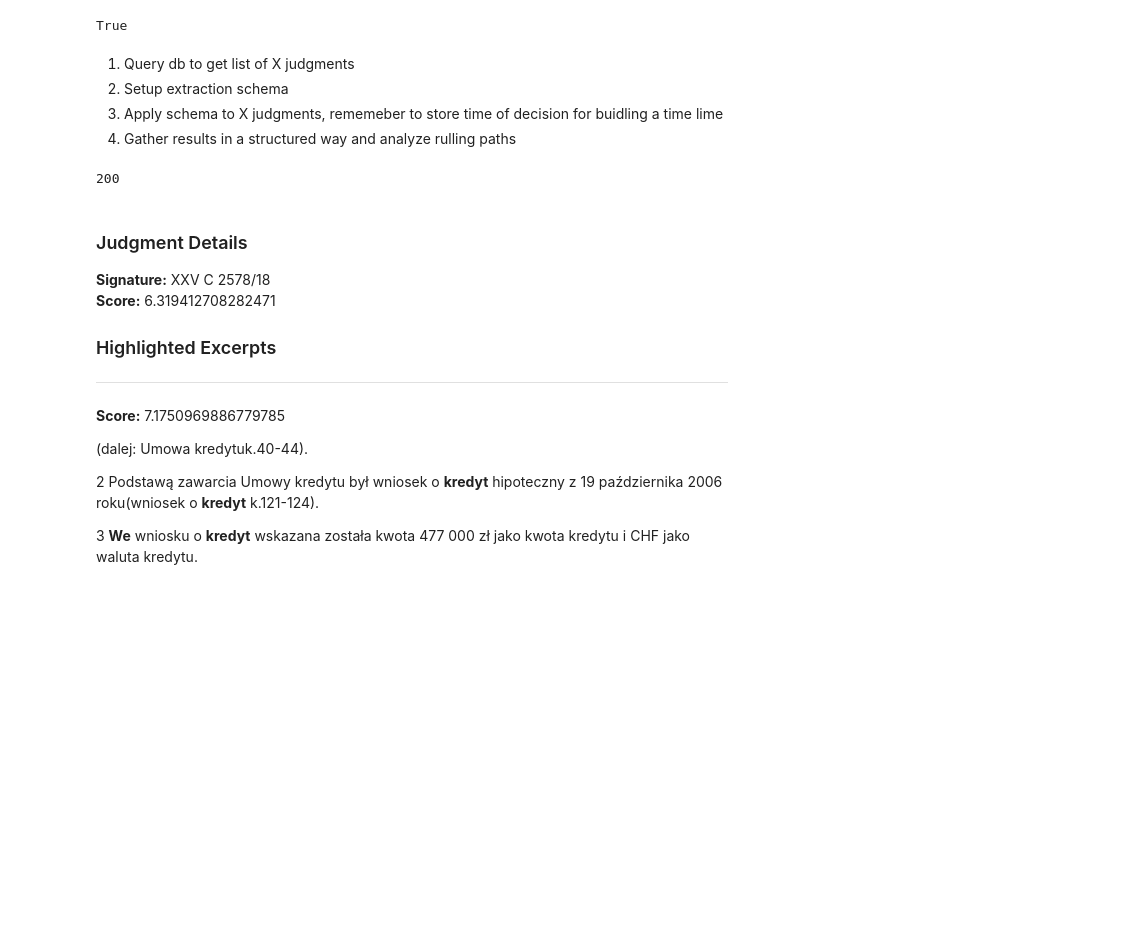
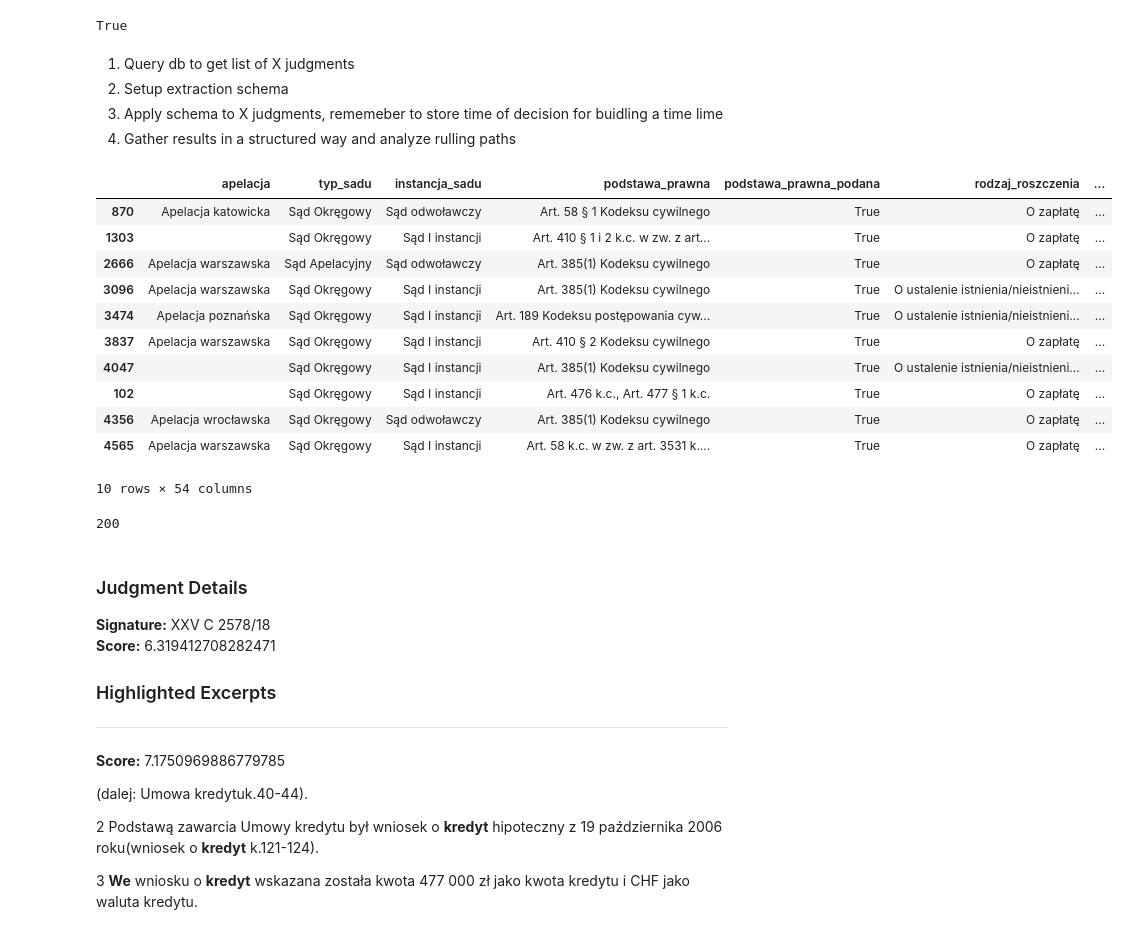
Before and after one commit to pwr-ai/JuDDGES, a Jupyter notebook: nbs/Presentations/01_linie_rzecznicze.ipynb, the cells around one changed output. Saved outputs shown, nothing was run; the diff lists cells and outputs as text; code cells hidden in the pictures; blank space fills up the shorter version.

```diff
--- a/nbs/Presentations/01_linie_rzecznicze.ipynb
+++ b/nbs/Presentations/01_linie_rzecznicze.ipynb
@@ -28,6 +28,27 @@ import pandas as pd
 previous_judgements_df = pd.read_pickle(
     settings.FRANKOWICZE_DATA_PATH / "extractions_df_2024-12-04.pkl"
 )
+# %%
+# Convert DataFrame to JSON format for easy loading in TypeScript
+json_path = settings.FRANKOWICZE_DATA_PATH / "extractions_df.json"
+previous_judgements_df.to_json(json_path, orient='records', force_ascii=False, indent=2)
+print(f"DataFrame exported to {json_path} for TypeScript compatibility")
+
+# Display sample of the DataFrame
+previous_judgements_df.head(10)
+# %% [output]
+|  | apelacja | typ_sadu | instancja_sadu | podstawa_prawna | podstawa_prawna_podana | rodzaj_roszczenia | ... |
+| 870 | Apelacja katowicka | Sąd Okręgowy | Sąd odwoławczy | Art. 58 § 1 Kodeksu cywilnego | True | O zapłatę | ... |
+| 1303 |  | Sąd Okręgowy | Sąd I instancji | Art. 410 § 1 i 2 k.c. w zw. z art... | True | O zapłatę | ... |
+| 2666 | Apelacja warszawska | Sąd Apelacyjny | Sąd odwoławczy | Art. 385(1) Kodeksu cywilnego | True | O zapłatę | ... |
+| 3096 | Apelacja warszawska | Sąd Okręgowy | Sąd I instancji | Art. 385(1) Kodeksu cywilnego | True | O ustalenie istnienia/nieistnieni... | ... |
+| 3474 | Apelacja poznańska | Sąd Okręgowy | Sąd I instancji | Art. 189 Kodeksu postępowania cyw... | True | O ustalenie istnienia/nieistnieni... | ... |
+| 3837 | Apelacja warszawska | Sąd Okręgowy | Sąd I instancji | Art. 410 § 2 Kodeksu cywilnego | True | O zapłatę | ... |
+| 4047 |  | Sąd Okręgowy | Sąd I instancji | Art. 385(1) Kodeksu cywilnego | True | O ustalenie istnienia/nieistnieni... | ... |
+| 102 |  | Sąd Okręgowy | Sąd I instancji | Art. 476 k.c., Art. 477 § 1 k.c. | True | O zapłatę | ... |
+| 4356 | Apelacja wrocławska | Sąd Okręgowy | Sąd odwoławczy | Art. 385(1) Kodeksu cywilnego | True | O zapłatę | ... |
+| 4565 | Apelacja warszawska | Sąd Okręgowy | Sąd I instancji | Art. 58 k.c. w zw. z art. 3531 k.... | True | O zapłatę | ... |
+10 rows × 54 columns
 # %%
 # | eval: false
 judgements = search_judgements("kredyt we frankach", max_docs=200)
```
Also changed, not shown: 7 other files.
